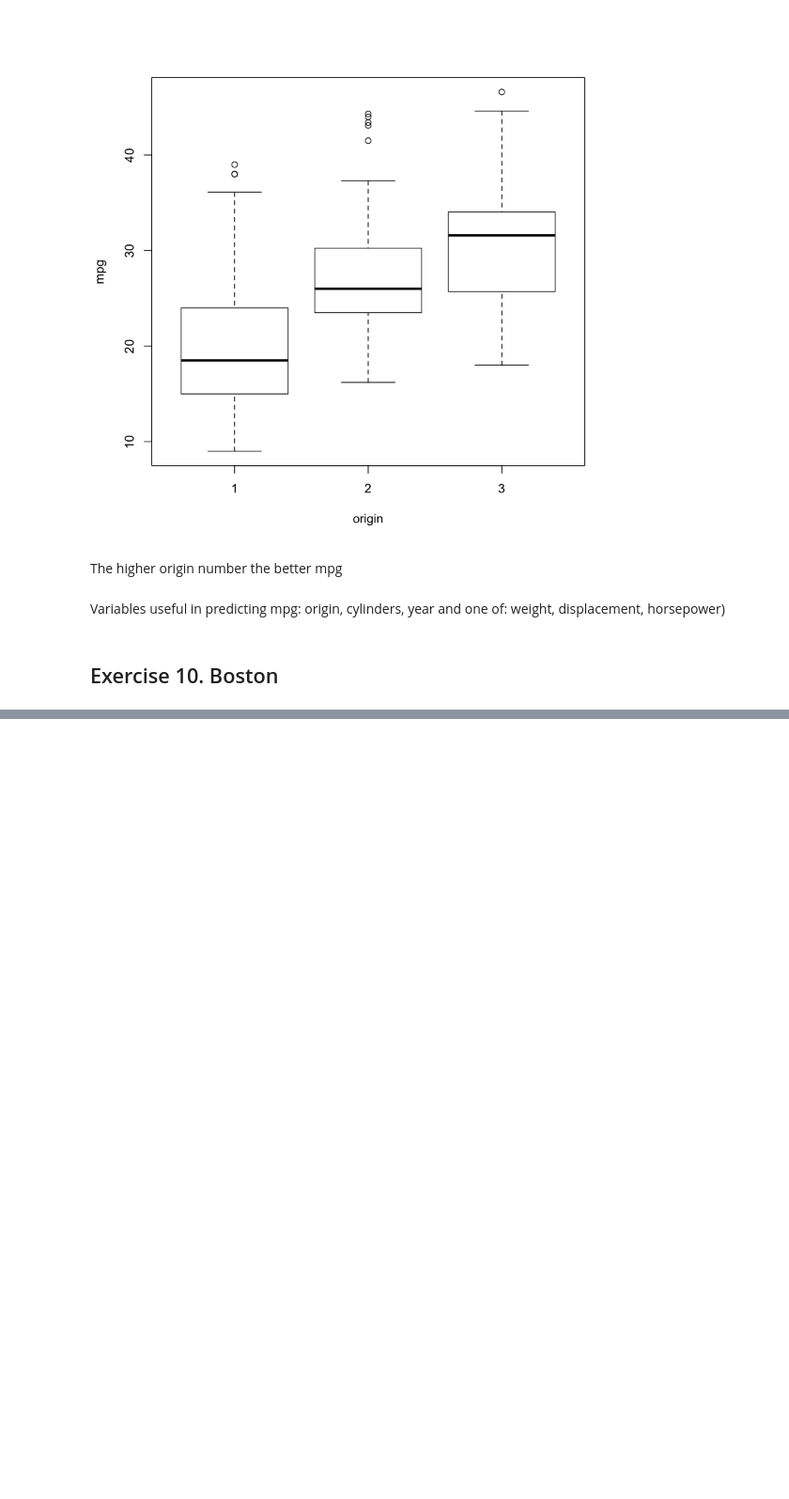
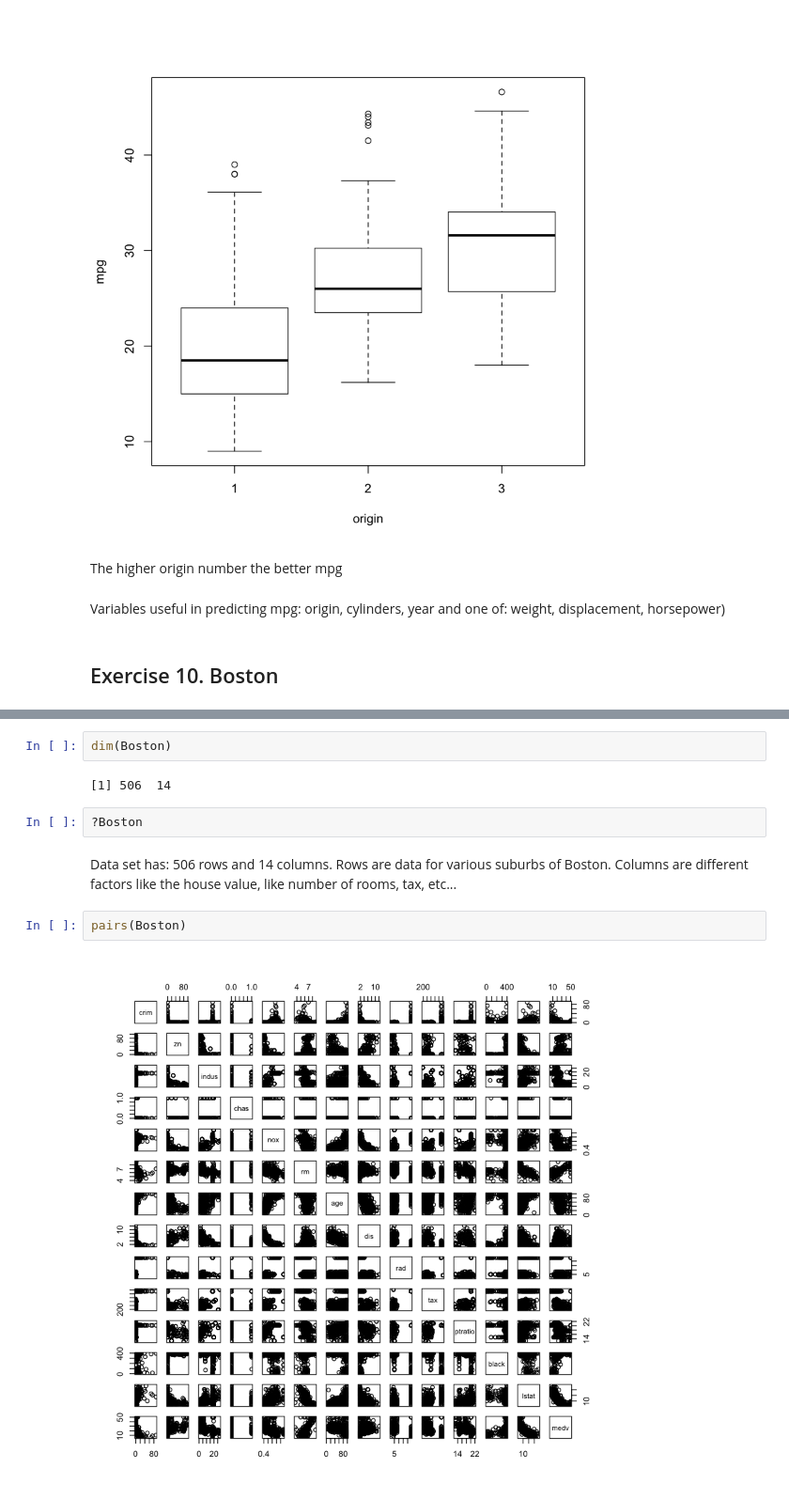
Before and after one commit to miwojc/ISL-ch2, a Jupyter notebook: ch2-ex-app.ipynb, the cells around one changed output, grey strips where cells are left out. Shown at 94% size. Cells and saved outputs as stored; diff of their text form; blank space fills up the shorter version.

```diff
--- a/ch2-ex-app.ipynb
+++ b/ch2-ex-app.ipynb
@@ -414,0 +437,12 @@ Variables useful in predicting mpg: origin, cylinders, year and one of: weight,
+# %%
+dim(Boston)
+# %% [output]
+[1] 506  14
+# %%
+?Boston
+# %% [markdown]
+Data set has: 506 rows and 14 columns. Rows are data for various suburbs of Boston. Columns are different factors like the house value, like number of rooms, tax, etc...
+# %%
+pairs(Boston)
+# %% [output]
+[figure, added]
```
Also changed, not shown: parts of 28 cells of this notebook.
